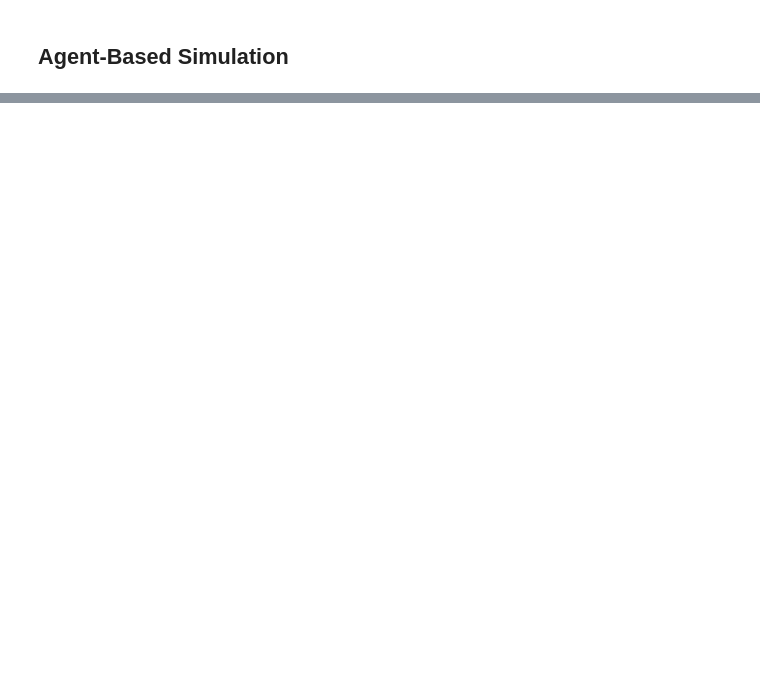
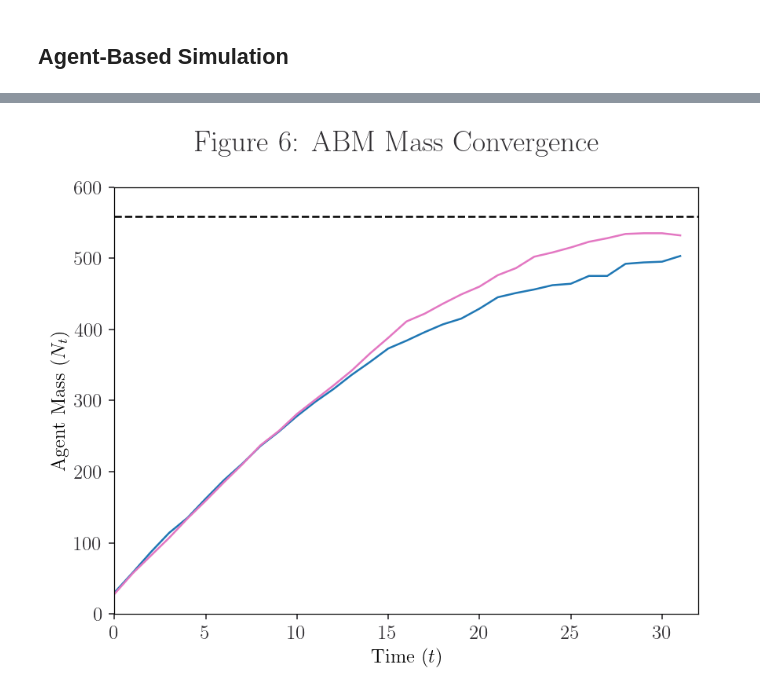
Before and after one commit to patohdzs/project-swipe, a Jupyter notebook: code/abm/abm.ipynb, the cells around one changed output, grey strips where cells are left out. Cells and saved outputs as stored; diff of their text form; code cells hidden in the pictures; blank space fills up the shorter version.

```diff
--- a/code/abm/abm.ipynb
+++ b/code/abm/abm.ipynb
@@ -221,0 +287,20 @@ killing women 1036
+# %%
+mass_by_sex = data.groupby(['time', 'sex'], as_index=False).size()
+Nm_series = mass_by_sex[mass_by_sex.sex=='Male']['size']
+Nw_series = mass_by_sex[mass_by_sex.sex=='Female']['size']
+
+fig, ax = plt.subplots()
+ax.set_xlim(0,T)
+if round(Nm)==round(Nw):
+    ax.axhline(y = Nm, color = 'k', linestyle = '--')
+else:
+    ax.axhline(y = Nm, color = 'tab:blue', linestyle = '--')
+    ax.axhline(y = Nw, color = 'tab:pink', linestyle = '--')
+ax.plot(range(0,T), Nm_series, color='tab:blue')
+ax.plot(range(0,T), Nw_series, color='tab:pink')
+ax.set(xlabel=r'Time ($t$)', ylabel=r'Agent Mass ($N_t$)')
+fig.suptitle('Figure 6: ABM Mass Convergence')
+plt.savefig('../../figures/abm-conv.png')
+plt.show()
+# %% [output]
+[figure, added]
```
Also changed, not shown: parts of 9 cells of this notebook, 6 other files.
